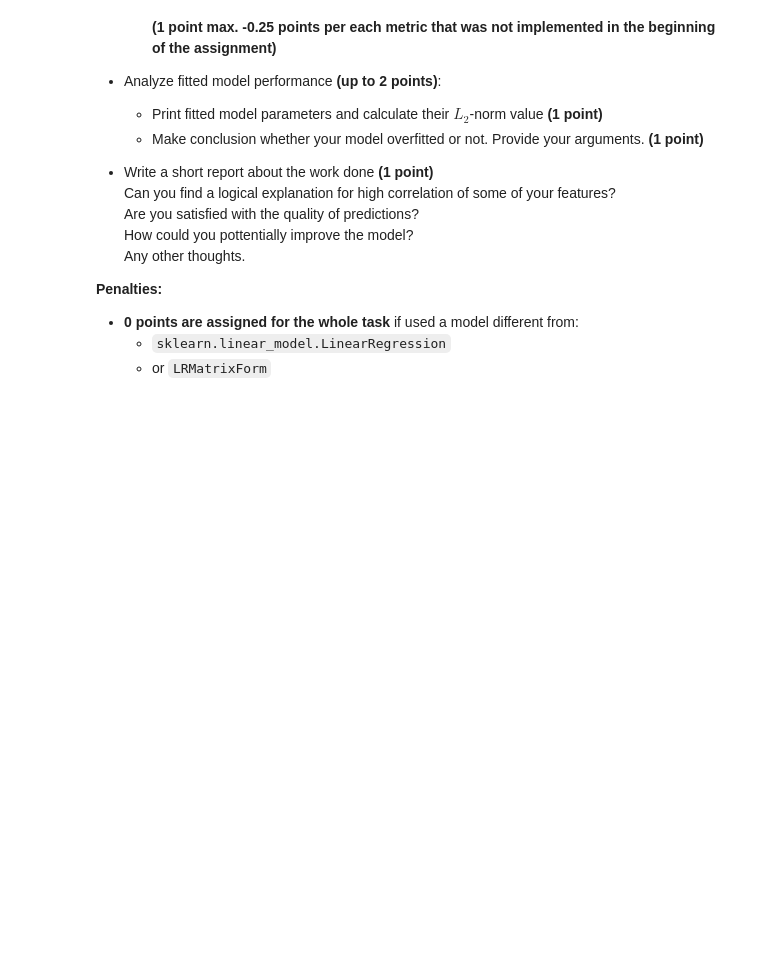
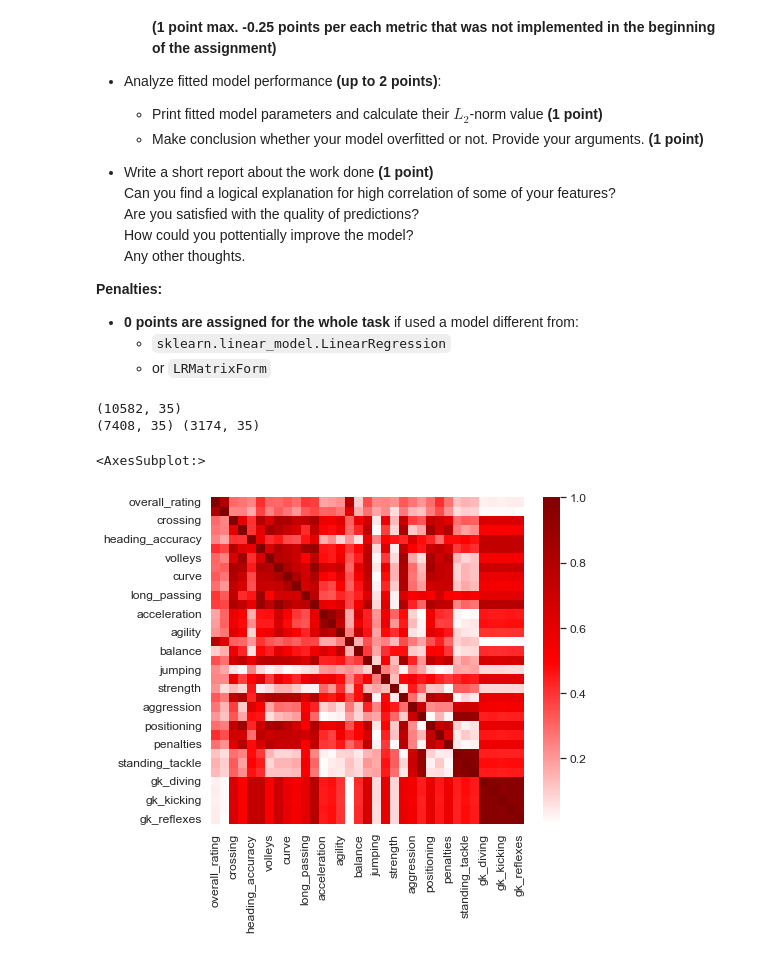
Before and after one commit to LaSegadora/rsschool_3_linear_regression, a Jupyter notebook: linear_regression.ipynb, the cells around one changed output. Saved outputs shown, nothing was run; the diff lists cells and outputs as text; code cells hidden in the pictures; blank space fills up the shorter version.

```diff
--- a/linear_regression.ipynb
+++ b/linear_regression.ipynb
@@ -1596,3 +1596,18 @@ Steps you need to follow:
 - **0 points are assigned for the whole task** if used a model different from:
     - `sklearn.linear_model.LinearRegression`
     - or `LRMatrixForm`
+# %%
+print(df.shape)
+ix_split = int(0.3 * df.shape[0])
+DF_TEST = df.iloc[:ix_split].copy()
+DF_TRAIN = df.iloc[ix_split:].copy()
+print(DF_TRAIN.shape, DF_TEST.shape)
+# %% [output]
+(10582, 35)
+(7408, 35) (3174, 35)
+# %%
+corr_matr = df.corr()
+sns.heatmap(np.abs(corr_matr),center=0,cmap='seismic')
+# %% [output]
+<AxesSubplot:>
+[figure, added]
```
Also changed, not shown: parts of 35 cells of this notebook.
